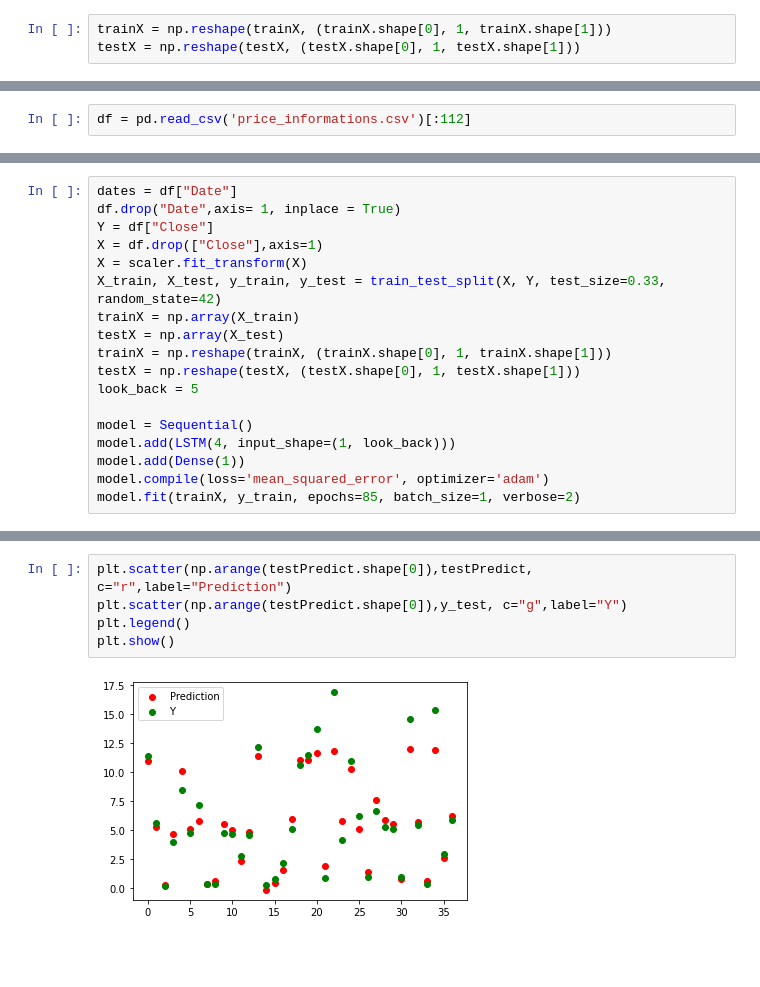
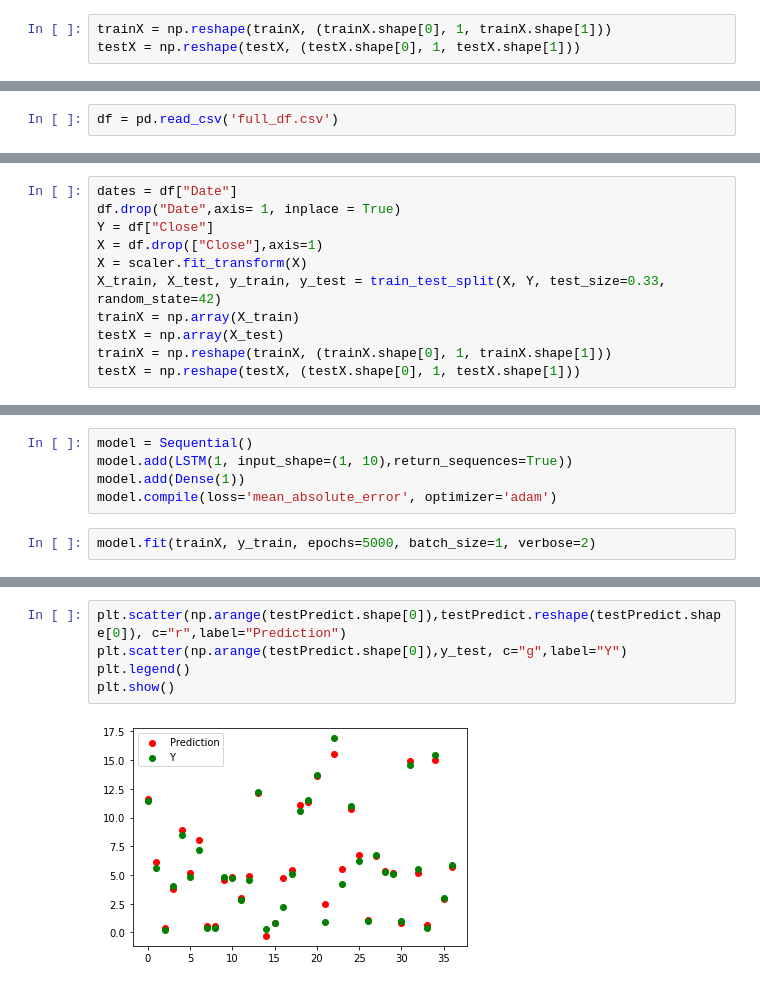
Before and after one commit to nebipeker/Analyzing-Transaction-Graphs-for-Price-Prediction-of-Bitcoin, a Jupyter notebook: LSTM Model.ipynb, the cells around one changed output, grey strips where cells are left out. Drawn from its saved outputs; the diff is of its cells as text; blank space fills up the shorter version.

```diff
--- a/LSTM Model.ipynb
+++ b/LSTM Model.ipynb
@@ -134,5 +171,5 @@ plt.show()
 # %%
-df = pd.read_csv('price_informations.csv')[:112]
+df = pd.read_csv('full_df.csv')
 # %%
 df
 # %% [output]
@@ -160,10 +197,3 @@ trainX = np.array(X_train)
 testX = np.array(X_test)
 trainX = np.reshape(trainX, (trainX.shape[0], 1, trainX.shape[1]))
 testX = np.reshape(testX, (testX.shape[0], 1, testX.shape[1]))
-look_back = 5
-
-model = Sequential()
-model.add(LSTM(4, input_shape=(1, look_back)))
-model.add(Dense(1))
-model.compile(loss='mean_squared_error', optimizer='adam')
-model.fit(trainX, y_train, epochs=85, batch_size=1, verbose=2)
@@ -188,0 +200,7 @@ Epoch 85/85
+# %%
+model = Sequential()
+model.add(LSTM(1, input_shape=(1, 10),return_sequences=True))
+model.add(Dense(1))
+model.compile(loss='mean_absolute_error', optimizer='adam')
+# %%
+model.fit(trainX, y_train, epochs=5000, batch_size=1, verbose=2)
@@ -222,8 +288,8 @@ plt.show()
 # %%
-plt.scatter(np.arange(testPredict.shape[0]),testPredict, c="r",label="Prediction")
+plt.scatter(np.arange(testPredict.shape[0]),testPredict.reshape(testPredict.shape[0]), c="r",label="Prediction")
 plt.scatter(np.arange(testPredict.shape[0]),y_test, c="g",label="Y")
 plt.legend()
 plt.show()
 # %% [output]
-[figure, old version]
+[figure, new version]
 # %%
```
Also changed, not shown: parts of 24 cells of this notebook.
